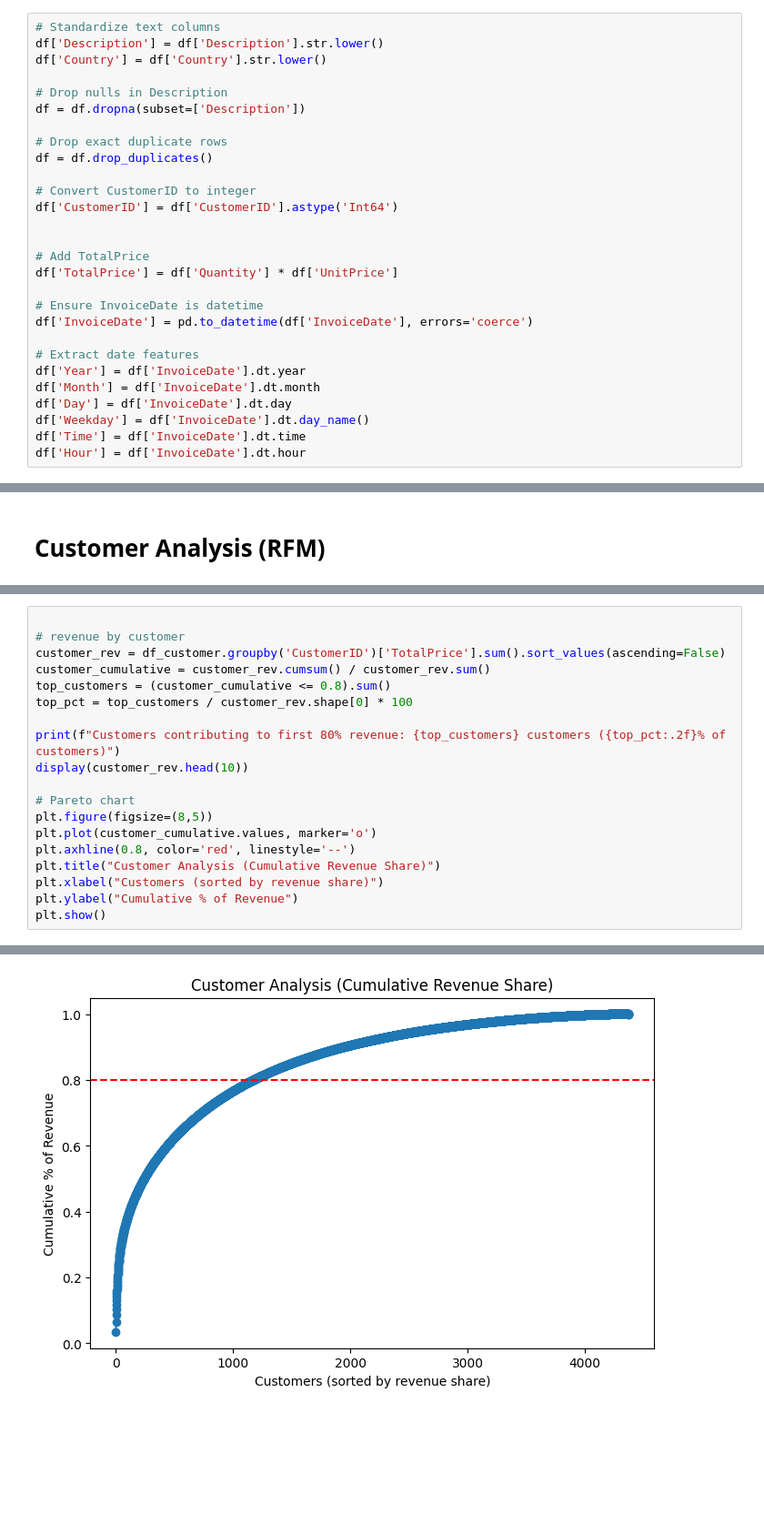
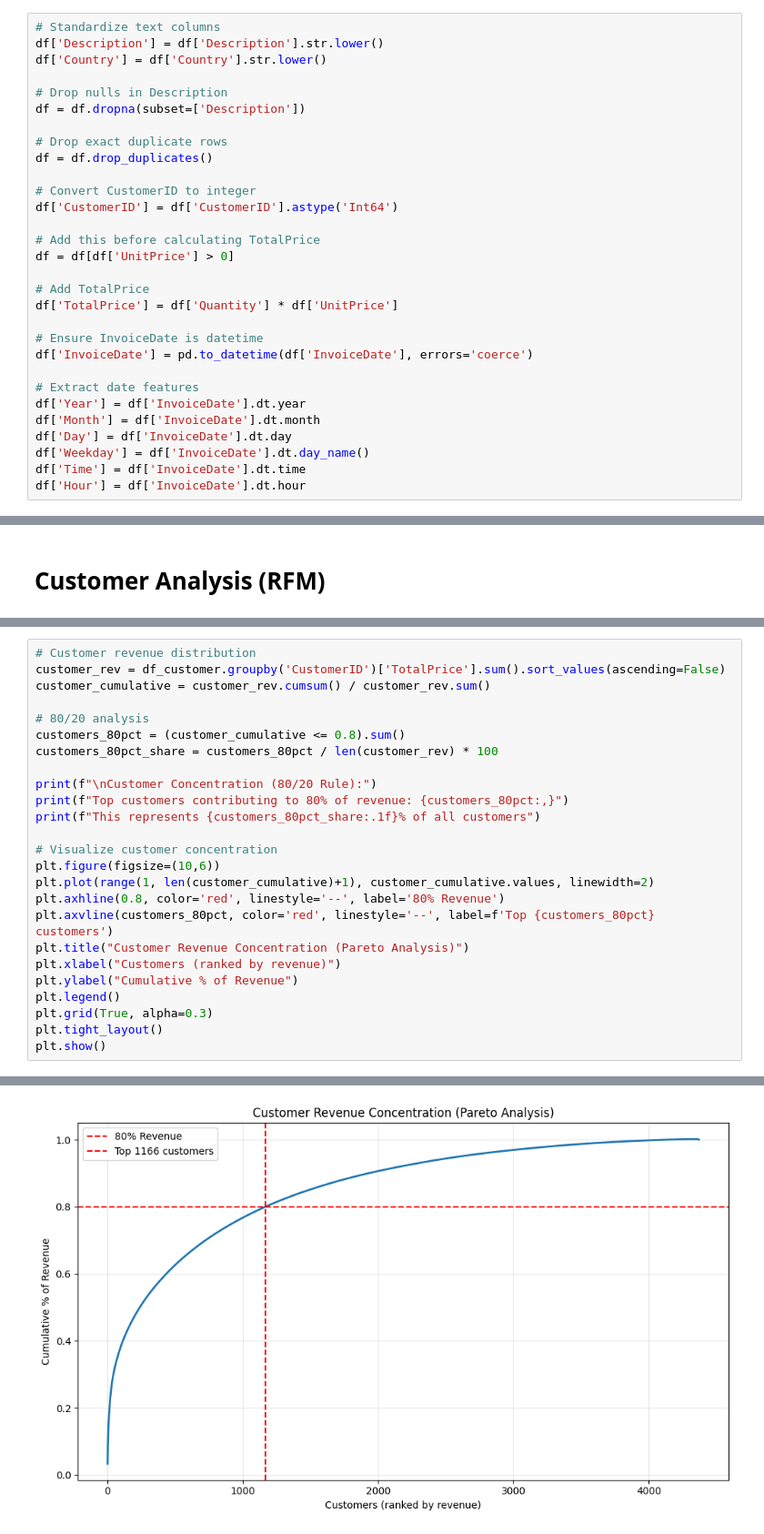
Before and after one commit to moodv/data-analytics-portfolio, a Jupyter notebook: Project2-online-retail/notebooks/EDA.ipynb, the cells around one changed output, grey strips where cells are left out. Shown at 91% size. Saved outputs shown, nothing was run; the diff lists cells and outputs as text; blank space fills up the shorter version.

```diff
--- a/Project2-online-retail/notebooks/EDA.ipynb
+++ b/Project2-online-retail/notebooks/EDA.ipynb
@@ -92,6 +108,8 @@ df = df.drop_duplicates()
 # Convert CustomerID to integer
 df['CustomerID'] = df['CustomerID'].astype('Int64')
 
+# Add this before calculating TotalPrice
+df = df[df['UnitPrice'] > 0]
 
 # Add TotalPrice
 df['TotalPrice'] = df['Quantity'] * df['UnitPrice']
@@ -528,20 +748,26 @@ Top 10 Wholesale Invoices by Revenue :
 # %%
-
-# revenue by customer
+# Customer revenue distribution
 customer_rev = df_customer.groupby('CustomerID')['TotalPrice'].sum().sort_values(ascending=False)
 customer_cumulative = customer_rev.cumsum() / customer_rev.sum()
-top_customers = (customer_cumulative <= 0.8).sum()
-top_pct = top_customers / customer_rev.shape[0] * 100
 
-print(f"Customers contributing to first 80% revenue: {top_customers} customers ({top_pct:.2f}% of customers)")
-display(customer_rev.head(10))
+# 80/20 analysis
+customers_80pct = (customer_cumulative <= 0.8).sum()
+customers_80pct_share = customers_80pct / len(customer_rev) * 100
 
-# Pareto chart
-plt.figure(figsize=(8,5))
-plt.plot(customer_cumulative.values, marker='o')
-plt.axhline(0.8, color='red', linestyle='--')
-plt.title("Customer Analysis (Cumulative Revenue Share)")
-plt.xlabel("Customers (sorted by revenue share)")
+print(f"\nCustomer Concentration (80/20 Rule):")
+print(f"Top customers contributing to 80% of revenue: {customers_80pct:,}")
+print(f"This represents {customers_80pct_share:.1f}% of all customers")
+
+# Visualize customer concentration
+plt.figure(figsize=(10,6))
+plt.plot(range(1, len(customer_cumulative)+1), customer_cumulative.values, linewidth=2)
+plt.axhline(0.8, color='red', linestyle='--', label='80% Revenue')
+plt.axvline(customers_80pct, color='red', linestyle='--', label=f'Top {customers_80pct} customers')
+plt.title("Customer Revenue Concentration (Pareto Analysis)")
+plt.xlabel("Customers (ranked by revenue)")
 plt.ylabel("Cumulative % of Revenue")
+plt.legend()
+plt.grid(True, alpha=0.3)
+plt.tight_layout()
 plt.show()
 # %% [output]
@@ -562 +777 @@ dtype: float64
-[figure, old version]
+[figure, new version]
```
Also changed, not shown: parts of 19 cells of this notebook.
